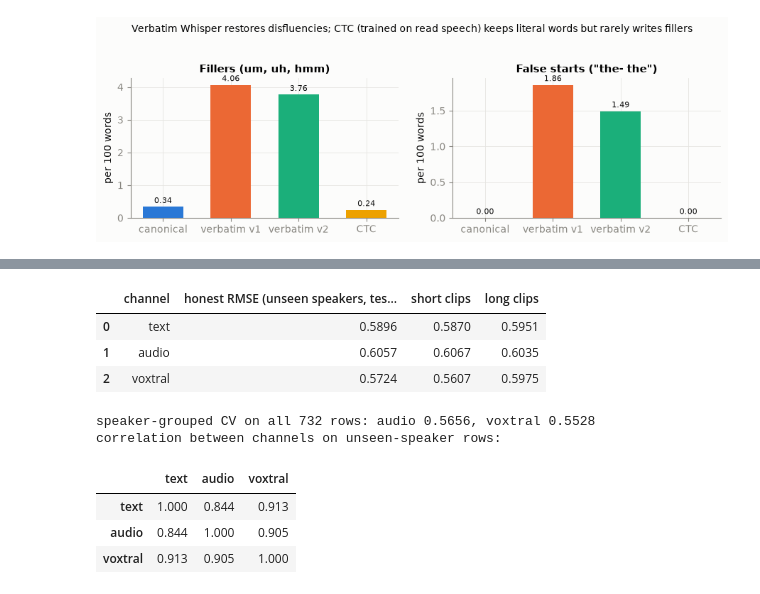
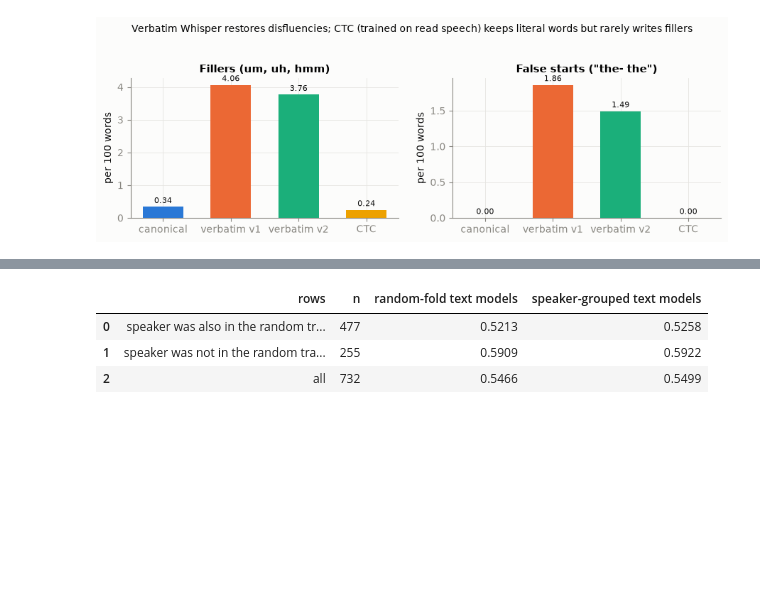
Before and after one commit to lijoraju/grammar-scoring, a Jupyter notebook: notebooks/03_final_submission.ipynb, the cells around one changed output, grey strips where cells are left out. Cells and saved outputs as stored; diff of their text form; code cells hidden in the pictures; blank space fills up the shorter version.

```diff
--- a/notebooks/03_final_submission.ipynb
+++ b/notebooks/03_final_submission.ipynb
@@ -297,7 +304,7 @@ GROUPS = {
     "large_ctc": "DeBERTa-large · CTC",
     "base_ctc": "DeBERTa-base · CTC",
 }
-run_dirs = {g: sorted((FINAL_DIR / "runs" / g).iterdir()) for g in GROUPS}
+run_dirs = {g: sorted((FINAL_DIR / "runs_grouped" / g).iterdir()) for g in GROUPS}
 rows = []
 for group, dirs in run_dirs.items():
     for d in dirs:
@@ -467,47 +478,29 @@ recognized voices. Upper layers with a strongly regularized linear model general
 # %%
-audio_oof, audio_test = ridge_channel(
-    data, AUDIO_FEATURES, rows, test_rows, y, groups, AUDIO_ALPHA
-)
-voxtral_oof, voxtral_test = ridge_channel(
-    data, (VOXTRAL_FEATURE,), rows, test_rows, y, groups, VOXTRAL_ALPHA
-)
-channels = np.column_stack([text_oof, audio_oof, voxtral_oof])
-test_channels = np.column_stack([text_test, audio_test, voxtral_test])
-
-table = pd.DataFrame(
-    [
-        {
-            "channel": name,
-            "honest RMSE (unseen speakers, test mix)": weighted_rmse(
-                y[unseen], channels[unseen, i], weights[unseen]
-            ),
-            "short clips": rmse(channels[:, i], unseen & short),
-            "long clips": rmse(channels[:, i], unseen & ~short),
-        }
-        for i, name in enumerate(CHANNELS)
-    ]
-)
-display(table.round(4))
-print(
-    "speaker-grouped CV on all 732 rows: "
-    f"audio {regression_metrics(y, audio_oof)['rmse']:.4f}, "
-    f"voxtral {regression_metrics(y, voxtral_oof)['rmse']:.4f}"
-)
-print("correlation between channels on unseen-speaker rows:")
+old_runs = {g: sorted((FINAL_DIR / "runs" / g).iterdir()) for g in GROUPS}
+old_oof, _ = load_groups(old_runs)
+assert old_oof["filename"].equals(oof["filename"])
+old_text = old_oof[list(GROUPS)].mean(axis=1).to_numpy()
+seen_before = ~unseen_speaker_mask(groups, old_oof["fold"].to_numpy())
 display(
     pd.DataFrame(
-        np.corrcoef(channels[unseen].T), index=CHANNELS, columns=CHANNELS
-    ).round(3)
+        [
+            {
+                "rows": name,
+                "n": int(m.sum()),
+                "random-fold text models": rmse(old_text, m),
+                "speaker-grouped text models": rmse(text_oof, m),
+            }
+            for name, m in [
+                ("speaker was also in the random training folds", seen_before),
+                ("speaker was not in the random training folds", ~seen_before),
+                ("all", np.ones(len(y), dtype=bool)),
+            ]
+        ]
+    ).round(4)
 )
 # %% [output]
-|  | channel | honest RMSE (unseen speakers, tes... | short clips | long clips |
-| 0 | text | 0.5896 | 0.5870 | 0.5951 |
-| 1 | audio | 0.6057 | 0.6067 | 0.6035 |
-| 2 | voxtral | 0.5724 | 0.5607 | 0.5975 |
+|  | rows | n | random-fold text models | speaker-grouped text models |
+| 0 | speaker was also in the random tr... | 477 | 0.5213 | 0.5258 |
+| 1 | speaker was not in the random tra... | 255 | 0.5909 | 0.5922 |
+| 2 | all | 732 | 0.5466 | 0.5499 |
-speaker-grouped CV on all 732 rows: audio 0.5656, voxtral 0.5528
-correlation between channels on unseen-speaker rows:
-|  | text | audio | voxtral |
-| text | 1.000 | 0.844 | 0.913 |
-| audio | 0.844 | 1.000 | 0.905 |
-| voxtral | 0.913 | 0.905 | 1.000 |
 # %% [markdown]
```
Also changed, not shown: parts of 27 cells of this notebook, 2 other files.
